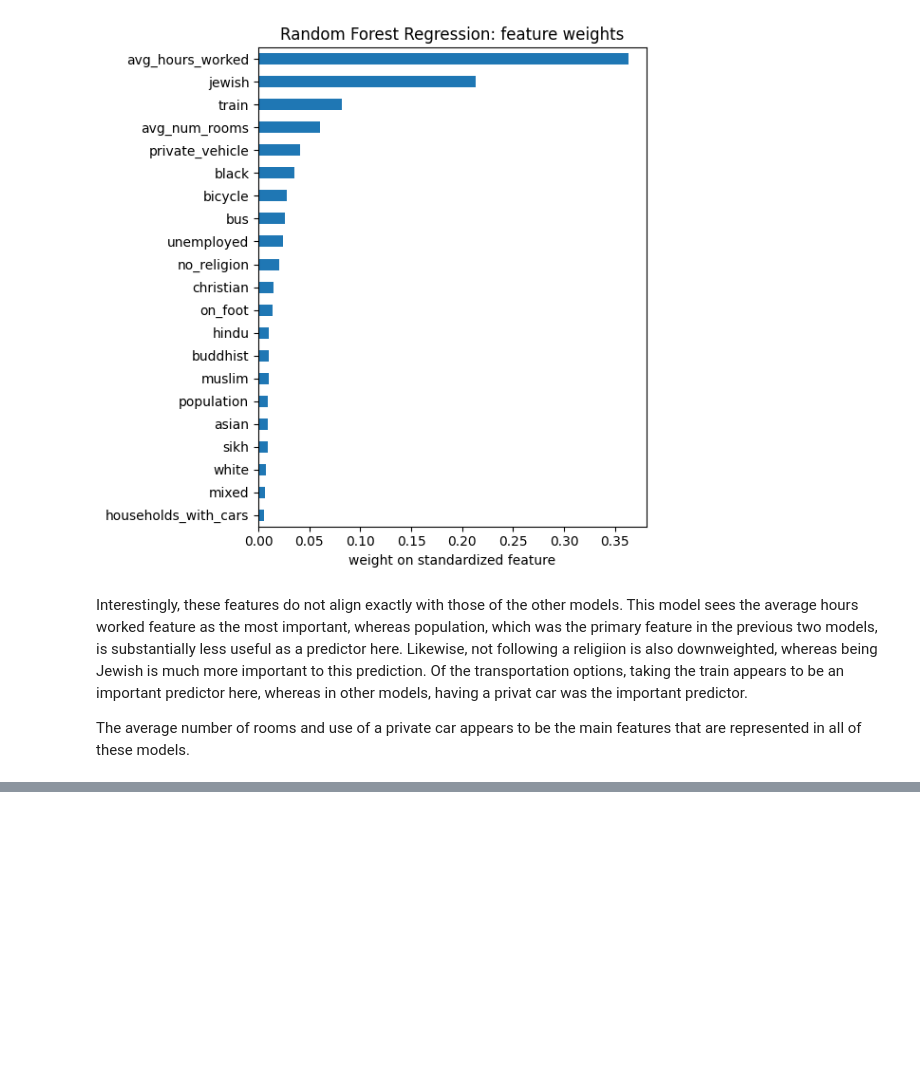
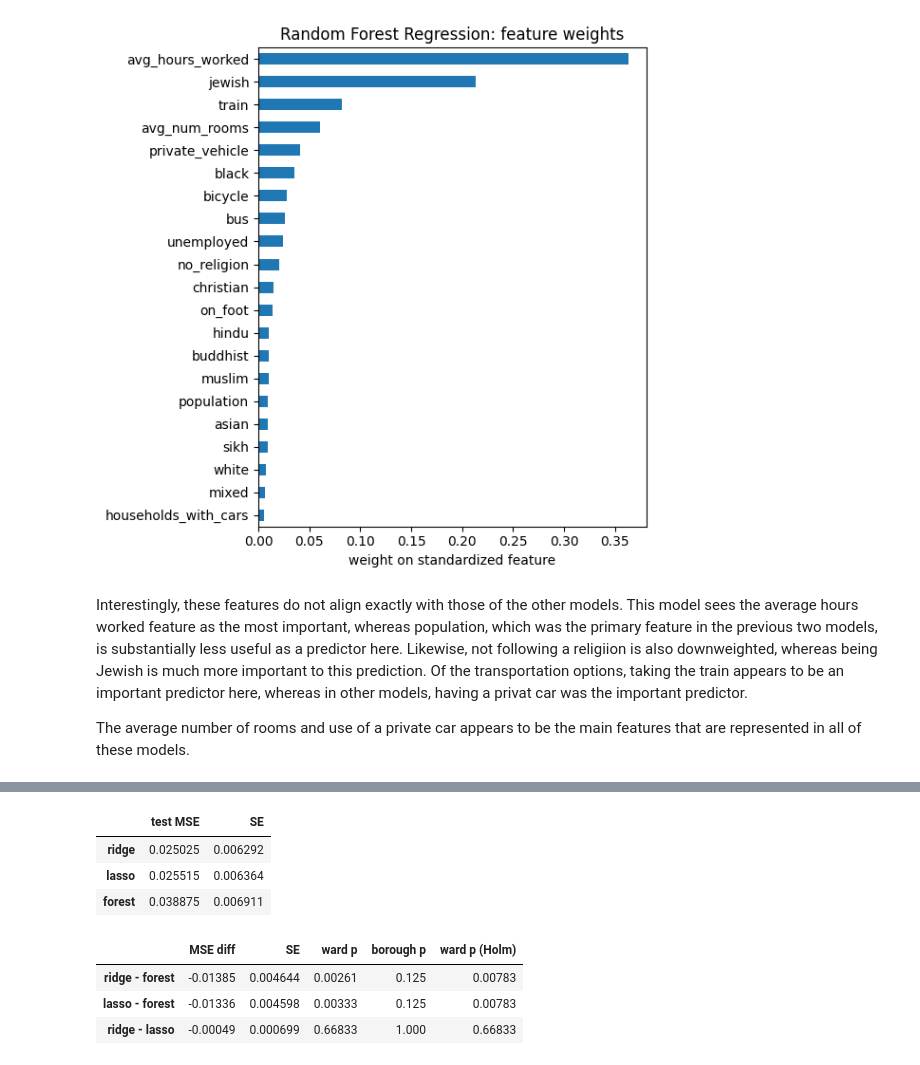
Before and after one commit to ArshSiddiqui/demographic-features-london-col, a Jupyter notebook: housing_cost_analysis.ipynb, the cells around one changed output, grey strips where cells are left out. Drawn from its saved outputs; the diff is of its cells as text; code cells hidden in the pictures; blank space fills up the shorter version.

```diff
--- a/housing_cost_analysis.ipynb
+++ b/housing_cost_analysis.ipynb
@@ -455,0 +465,42 @@ The average number of rooms and use of a private car appears to be the main feat
+# %%
+import itertools
+
+forest = RandomForestRegressor(n_estimators=200, max_depth=16, random_state=0).fit(X_train, Y_train)
+sq_errs = pd.DataFrame({
+    'ridge': (np.array(Y_test) - ridge.predict(X_test)) ** 2,
+    'lasso': (np.array(Y_test) - lasso_scaled.predict(X_test)) ** 2,
+    'forest': (np.array(Y_test) - forest.predict(X_test)) ** 2
+})
+test_wards_burrough = test_set['local_authority_name'].values
+pd.DataFrame({'test MSE': sq_errs.mean(), 'SE': sq_errs.std(ddof=1) / np.sqrt(len(sq_errs))})
+# %% [output]
+|  | test MSE | SE |
+| ridge | 0.025025 | 0.006292 |
+| lasso | 0.025515 | 0.006364 |
+| forest | 0.038875 | 0.006911 |
+# %%
+def sign_flip_p(d, signs):
+    """Two-sided p-value: share of sign patterns with |sum| at least as large as observed."""
+    return np.mean(np.abs(signs @ d) >= np.abs(d.sum()) - 1e-12)
+
+rng = np.random.default_rng(0)  # local generator, so the global random stream is untouched
+ward_signs = rng.choice([-1, 1], size=(100_000, len(sq_errs)))
+ward_signs[0] = 1  # include the observed pattern, so p is never 0
+burrough_signs = np.array(list(itertools.product([-1, 1], repeat=len(test_burroughs))))
+
+tests = pd.DataFrame([], columns=['MSE diff', 'SE', 'ward p', 'borough p'])
+for a, b in [('ridge', 'forest'), ('lasso', 'forest'), ('ridge', 'lasso')]:
+    d = (sq_errs[a] - sq_errs[b]).values
+    d_burrough = pd.Series(d).groupby(test_wards_burrough).sum().values
+    tests.loc[f'{a} - {b}'] = [d.mean(), d.std(ddof=1) / np.sqrt(len(d)),
+                               sign_flip_p(d, ward_signs), sign_flip_p(d_burrough, burrough_signs)]
+
+# Holm: the k-th smallest of m p-values is multiplied by m - k + 1, kept increasing
+p_sorted = tests['ward p'].sort_values()
+tests['ward p (Holm)'] = (p_sorted * np.arange(len(p_sorted), 0, -1)).cummax().clip(upper=1)
+tests
+# %% [output]
+|  | MSE diff | SE | ward p | borough p | ward p (Holm) |
+| ridge - forest | -0.01385 | 0.004644 | 0.00261 | 0.125 | 0.00783 |
+| lasso - forest | -0.01336 | 0.004598 | 0.00333 | 0.125 | 0.00783 |
+| ridge - lasso | -0.00049 | 0.000699 | 0.66833 | 1.000 | 0.66833 |
```
Also changed, not shown: parts of 4 cells of this notebook.
